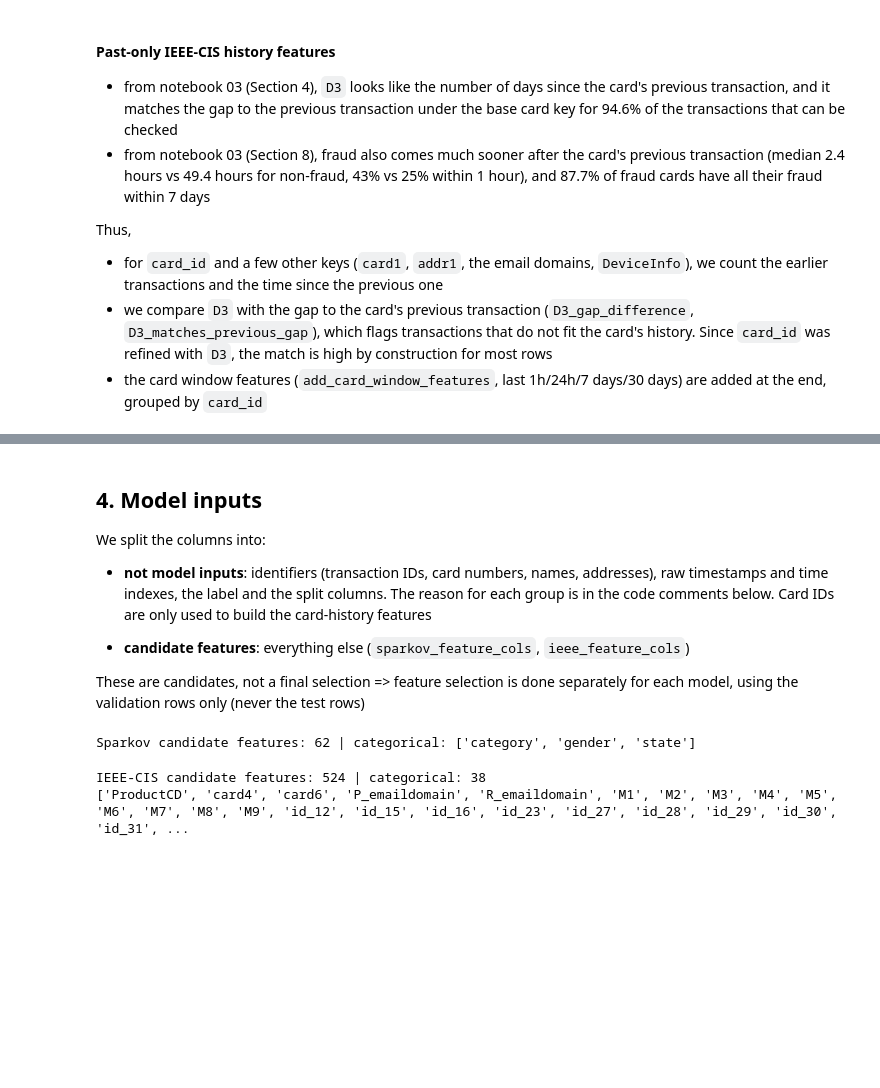
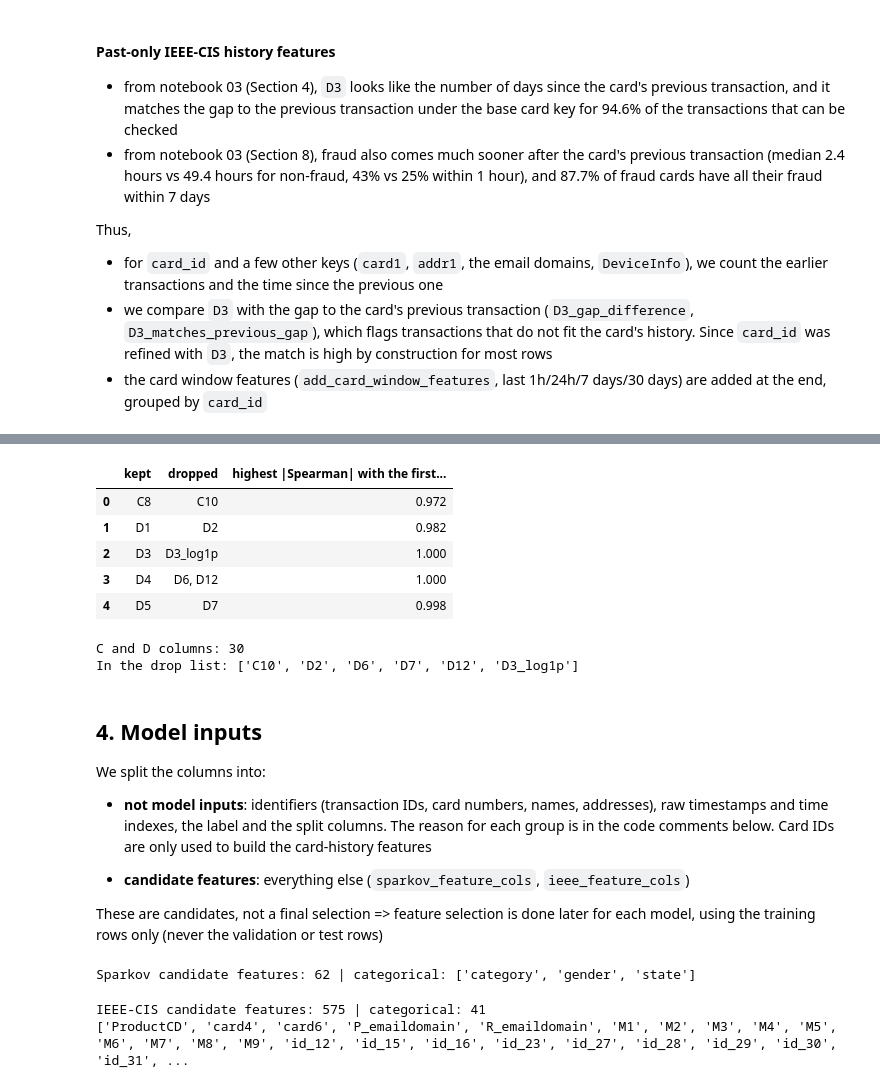
Before and after one commit to xman666888/bt4012-credit-card-fraud, a Jupyter notebook: notebooks/04_feature_engineering.ipynb, the cells around one changed output, grey strips where cells are left out. Drawn from its saved outputs; the diff is of its cells as text; code cells hidden in the pictures; blank space fills up the shorter version.

```diff
--- a/notebooks/04_feature_engineering.ipynb
+++ b/notebooks/04_feature_engineering.ipynb
@@ -1022,3 +1259,68 @@ shape: (590540, 531)
+# %%
+# get C and D columns, including D3_log1p
+cd_cols = []
+for col in ieee_train_fe.columns:
+    if (col.startswith(("C", "D")) and col[1:].isdigit()) or col == "D3_log1p":
+        cd_cols.append(col)
+
+train_cd = ieee_train_fe.loc[ieee_train_fe["ieee_split"] == "train", cd_cols]
+
+cd_corr = train_cd.corr(method="spearman").abs()
+cd_missing = train_cd.isna().mean()
+cd_distinct = train_cd.nunique()
+
+cd_keep = []
+cd_groups = []
+remaining = cd_cols.copy()
+
+while remaining:
+    first_col = remaining[0]
+
+    # find columns highly correlated with the first column
+    similar = [first_col]
+    for col in remaining[1:]:
+        if cd_corr.loc[first_col, col] > 0.9:
+            similar.append(col)
+
+    # keep the column with the fewest missing values
+    # if tied, choose the one with more distinct values
+    kept = first_col
+    for col in similar[1:]:
+        if cd_missing[col] < cd_missing[kept]:
+            kept = col
+        elif cd_missing[col] == cd_missing[kept]:
+            if cd_distinct[col] > cd_distinct[kept]:
+                kept = col
+
+    cd_keep.append(kept)
+
+    # record groups where columns were dropped
+    if len(similar) > 1:
+        dropped = [col for col in similar if col != kept]
+        highest_corr = cd_corr.loc[first_col, similar[1:]].max()
+
+        cd_groups.append({
+            "kept": kept,
+            "dropped": ", ".join(dropped),
+            "highest |Spearman| with the first column": round(highest_corr, 3),
+        })
+
+    remaining = [col for col in remaining if col not in similar]
+
+ieee_cd_corr_drop = [col for col in cd_cols if col not in cd_keep]
+
+display(pd.DataFrame(cd_groups))
+print("C and D columns:", len(cd_cols))
+print("In the drop list:", ieee_cd_corr_drop)
+# %% [output]
+|  | kept | dropped | highest |Spearman| with the first... |
+| 0 | C8 | C10 | 0.972 |
+| 1 | D1 | D2 | 0.982 |
+| 2 | D3 | D3_log1p | 1.000 |
+| 3 | D4 | D6, D12 | 1.000 |
+| 4 | D5 | D7 | 0.998 |
+C and D columns: 30
+In the drop list: ['C10', 'D2', 'D6', 'D7', 'D12', 'D3_log1p']
 # %% [markdown]
 ## 4. Model inputs
 We split the columns into:
@@ -1026,7 +1328,7 @@ We split the columns into:
 
 - **candidate features**: everything else (`sparkov_feature_cols`, `ieee_feature_cols`)
 
-These are candidates, not a final selection => feature selection is done separately for each model, using the validation rows only (never the test rows)
+These are candidates, not a final selection => feature selection is done later for each model, using the training rows only (never the validation or test rows)
 # %%
 # columns that are not model inputs
 sparkov_not_features = [
@@ -1053,10 +1355,10 @@ Sparkov candidate features: 62 | categorical: ['category', 'gender', 'state']
 ieee_not_features = [
     # row ID and time indexes (every validation / test value is later than the training rows)
     "TransactionID", "TransactionDT", "relative_day",
-    # card ID and the card's first-use day: both identify the card (card1 + addr1 + first-use day is how card_id was built)ike
+    # card ID and the card's first-use day: both identify the card (card1 + addr1 + first-use day is how card_id was built).
     # based on the dataset rule: after a chargeback on a card, later transactions with the same user account, email address or billing address are also labelled fraud (notebook 03, Section 8), and card_id is partly built from these (addr1, D1)
     # the card's behaviour is still used through the past-only history features (e.g. time since the previous transaction, transactions in the last 1h)
-    "card_id", "card_first_use_day_proxy",
+    "card_id", "card_id_base", "card_first_use_day_proxy",
     # label and split
     "isFraud", "ieee_split",
 ]
@@ -1067,7 +1369,7 @@ ieee_categorical_cols = [c for c in ieee_feature_cols if not pd.api.types.is_num
 print("IEEE-CIS candidate features:", len(ieee_feature_cols), "| categorical:", len(ieee_categorical_cols))
 print(ieee_categorical_cols)
 # %% [output]
-IEEE-CIS candidate features: 524 | categorical: 38
+IEEE-CIS candidate features: 575 | categorical: 41
 ['ProductCD', 'card4', 'card6', 'P_emaildomain', 'R_emaildomain', 'M1', 'M2', 'M3', 'M4', 'M5', 'M6', 'M7', 'M8', 'M9', 'id_12', 'id_15', 'id_16', 'id_23', 'id_27', 'id_28', 'id_29', 'id_30', 'id_31', ...
 # %% [markdown]
 **Takeaway**
```
Also changed, not shown: parts of 13 cells of this notebook.
